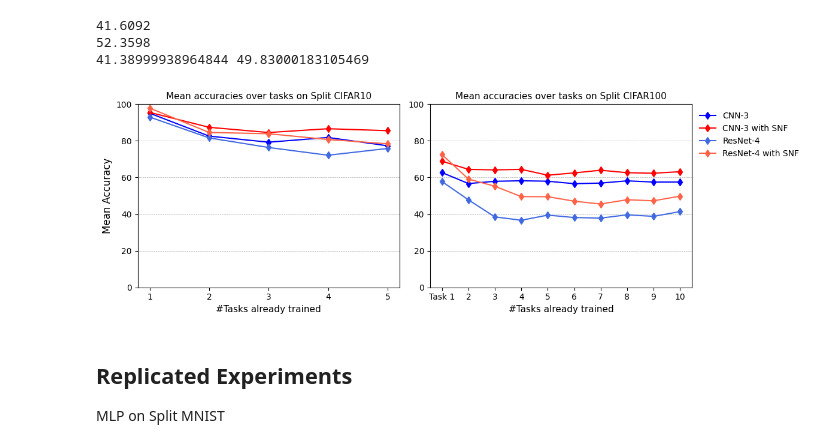
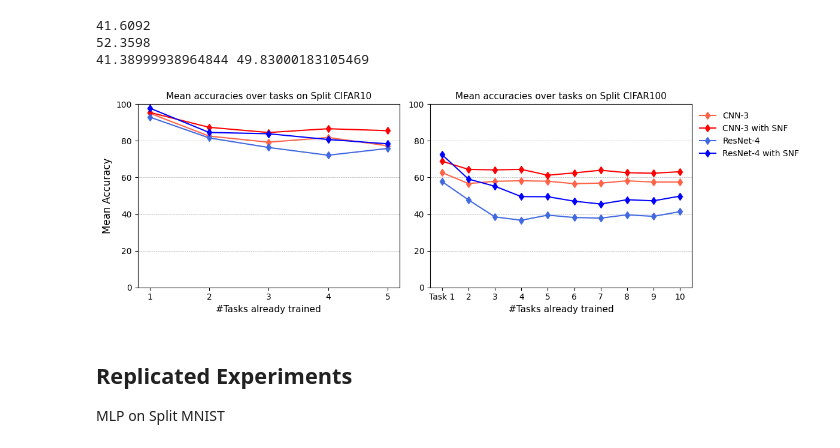
Before and after one commit to JThh/VCL-torch, a Jupyter notebook: src/exp_results.ipynb, the cells around one changed output. Drawn from its saved outputs; the diff is of its cells as text; code cells hidden in the pictures.

Commit message:
Adjust snf figure colors

```diff
--- a/src/exp_results.ipynb
+++ b/src/exp_results.ipynb
@@ -332,10 +332,13 @@ c100_tasks_ticks = [f"Task {i}" if i == 1 else i for i in range(1, 11)]
 marker_style = 'd-'
 colors = {
     'ResNet-4': 'royalblue',
-    'ResNet-4 with SNF': 'tomato',  # Darker shade of purple
-    'CNN-3': 'blue',
+    'ResNet-4 with SNF': 'blue',  # Darker shade of purple
+    'CNN-3': 'tomato',
     'CNN-3 with SNF': 'red'  # Darker shade of skyblue
 }
+
+# colors = ['darkblue', 'darkorange', 'darkgreen', 'darkred']  # Less noisy, more distinct colors
+
 
 # Create a new figure with subplots
 fig, axs = plt.subplots(1, 2, figsize=(12, 4))  # 1x2 subplot structure
@@ -352,34 +355,34 @@ axs[0].set_ylabel('Mean Accuracy', fontsize=12)
 axs[0].set_title('Mean accuracies over tasks on Split CIFAR10', fontsize=11)
 axs[0].set_ylim(0, 100)
 axs[0].set_xticks(c10_tasks)
 axs[0].set_xticklabels(c10_tasks_ticks)
 axs[0].grid(True, which='both', axis='y', linestyle='--', linewidth=0.5)
 # axs[0].legend(loc='lower right', frameon=False, fontsize='small')
 
 # Second subplot for CNN-3
 axs[1].plot(c100_tasks, cnn_c100p, marker_style, label='CNN-3', color=colors['CNN-3'])
 axs[1].plot(c100_tasks, cnn_c100n, marker_style, label='CNN-3 with SNF', color=colors['CNN-3 with SNF'])
 axs[1].plot(c100_tasks, res_c100p, marker_style, label='ResNet-4', color=colors['ResNet-4'])
 axs[1].plot(c100_tasks, res_c100n, marker_style, label='ResNet-4 with SNF', color=colors['ResNet-4 with SNF'])
 axs[1].set_xlabel('#Tasks already trained', fontsize=11)
 # axs[1].set_ylabel('Mean Accuracy')
 axs[1].set_title('Mean accuracies over tasks on Split CIFAR100', fontsize=11)
 axs[1].set_ylim(0, 100)
 axs[1].set_xticks(c100_tasks)
 axs[1].set_xticklabels(c100_tasks_ticks)
 axs[1].grid(True, which='both', axis='y', linestyle='--', linewidth=0.5)
 axs[1].legend(loc='upper left', bbox_to_anchor=(1, 1), frameon=False)
 
 # Adjust layout to prevent overlap
 plt.tight_layout()
 
 # Save the entire figure
 plt.savefig('./figures/snf_aligned.jpg', format='jpg', dpi=300, bbox_inches='tight')
 
 # Display the figure
 plt.show()
 # %% [output]
-[figure, old version]
+[figure, new version]
 # %% [markdown]
 ## Replicated Experiments
 
```
Also changed, not shown: 1 other file.
